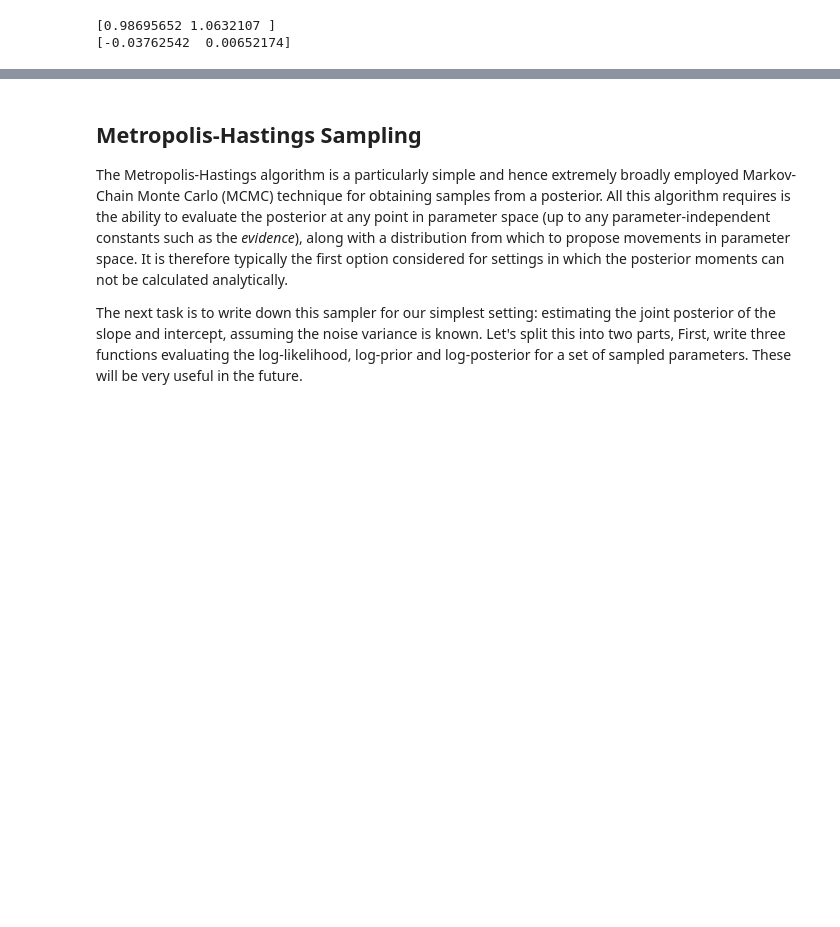
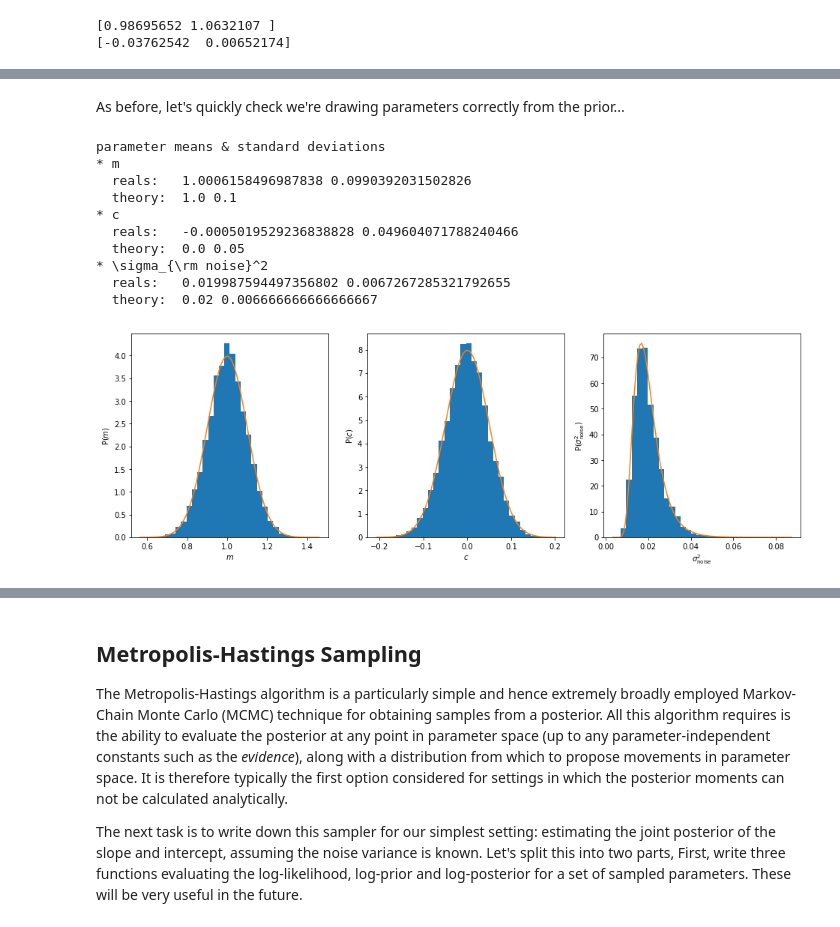
Before and after one commit to sfeeney/ahw19, a Jupyter notebook: ahw_complete.ipynb, the cells around one changed output, grey strips where cells are left out. Drawn from its saved outputs; the diff is of its cells as text; code cells hidden in the pictures; blank space fills up the shorter version.

```diff
--- a/ahw_complete.ipynb
+++ b/ahw_complete.ipynb
@@ -306,0 +260,42 @@ print(cred_int(intcpt_grid, post_intcpt, 0.68))
+# %% [markdown]
+As before, let's quickly check we're drawing parameters correctly from the prior...
+# %%
+# draw from priors
+pars = []
+for i in range(10000):
+    pars.append(sample_prior_nv(mu_slope, sig_slope, mu_intcpt, sig_intcpt, shape_var_noise, scale_var_noise))
+pars = np.array(pars)
+par_names_nv = [r'm', r'c', r'\sigma_{\rm noise}^2']
+
+# plot versus expectations
+print('parameter means & standard deviations')
+fig, axes = mp.subplots(1, 3, figsize=(16, 5))
+for i in range(3):
+    print('*', par_names_nv[i])
+    print('  reals:  ', np.mean(pars[:, i]), np.std(pars[:, i]))
+    _ = axes[i].hist(pars[:, i], bins=30, density=True)
+    par_lims = axes[i].get_xlim()
+    par_grid = np.linspace(par_lims[0], par_lims[1], 100)
+    axes[i].set_xlabel('$' + par_names_nv[i] + '$')
+    axes[i].set_ylabel(r'${\rm P(}' + par_names_nv[i] + ')$')
+    if i == 0:
+        print('  theory: ', mu_slope, sig_slope)
+        axes[i].plot(par_grid, sps.norm.pdf(par_grid, mu_slope, sig_slope))
+    elif i == 1:
+        print('  theory: ', mu_intcpt, sig_intcpt)
+        axes[i].plot(par_grid, sps.norm.pdf(par_grid, mu_intcpt, sig_intcpt))
+    elif i == 2:
+        print('  theory: ', mu_var_noise, np.sqrt(var_var_noise))
+        axes[i].plot(par_grid, sps.invgamma.pdf(par_grid, shape_var_noise, scale=scale_var_noise))
+# %% [output]
+parameter means & standard deviations
+* m
+  reals:   1.0006158496987838 0.0990392031502826
+  theory:  1.0 0.1
+* c
+  reals:   -0.0005019529236838828 0.049604071788240466
+  theory:  0.0 0.05
+* \sigma_{\rm noise}^2
+  reals:   0.019987594497356802 0.0067267285321792655
+  theory:  0.02 0.006666666666666667
+[figure, added]
```
Also changed, not shown: parts of 7 cells of this notebook.
